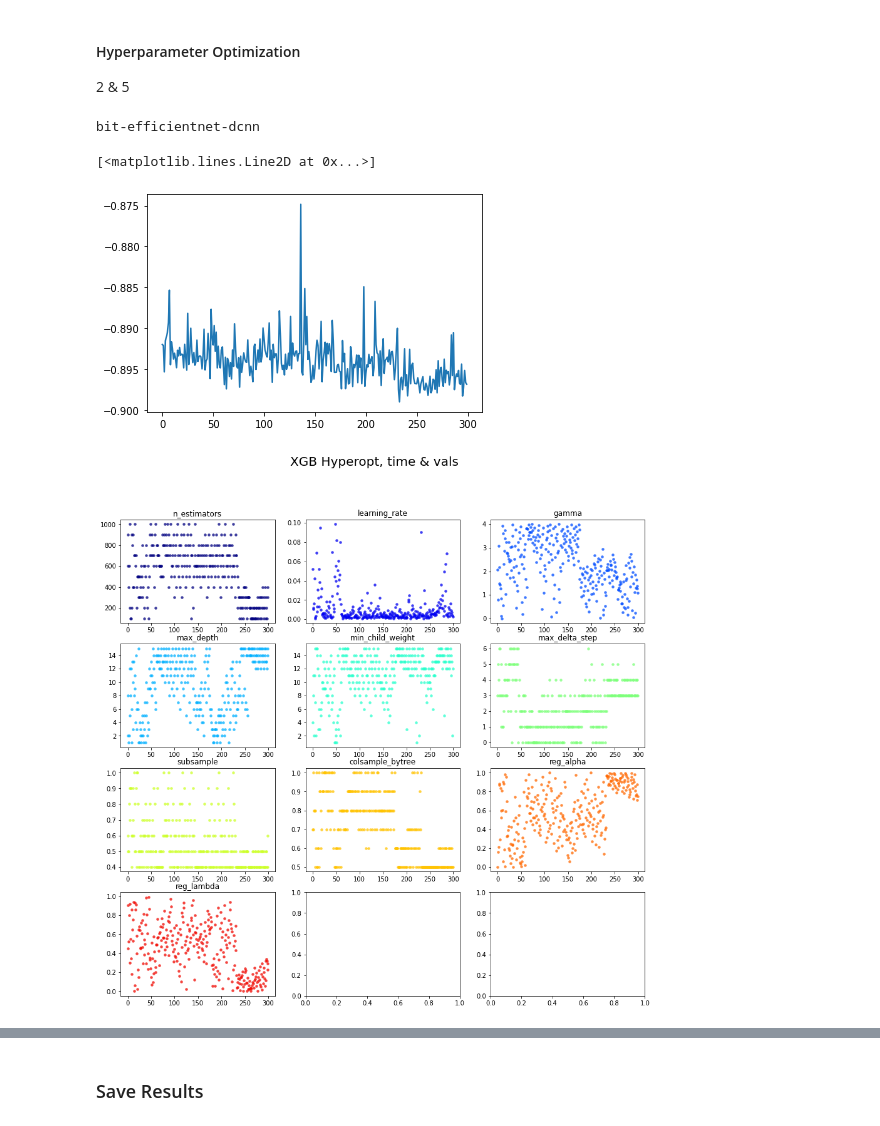
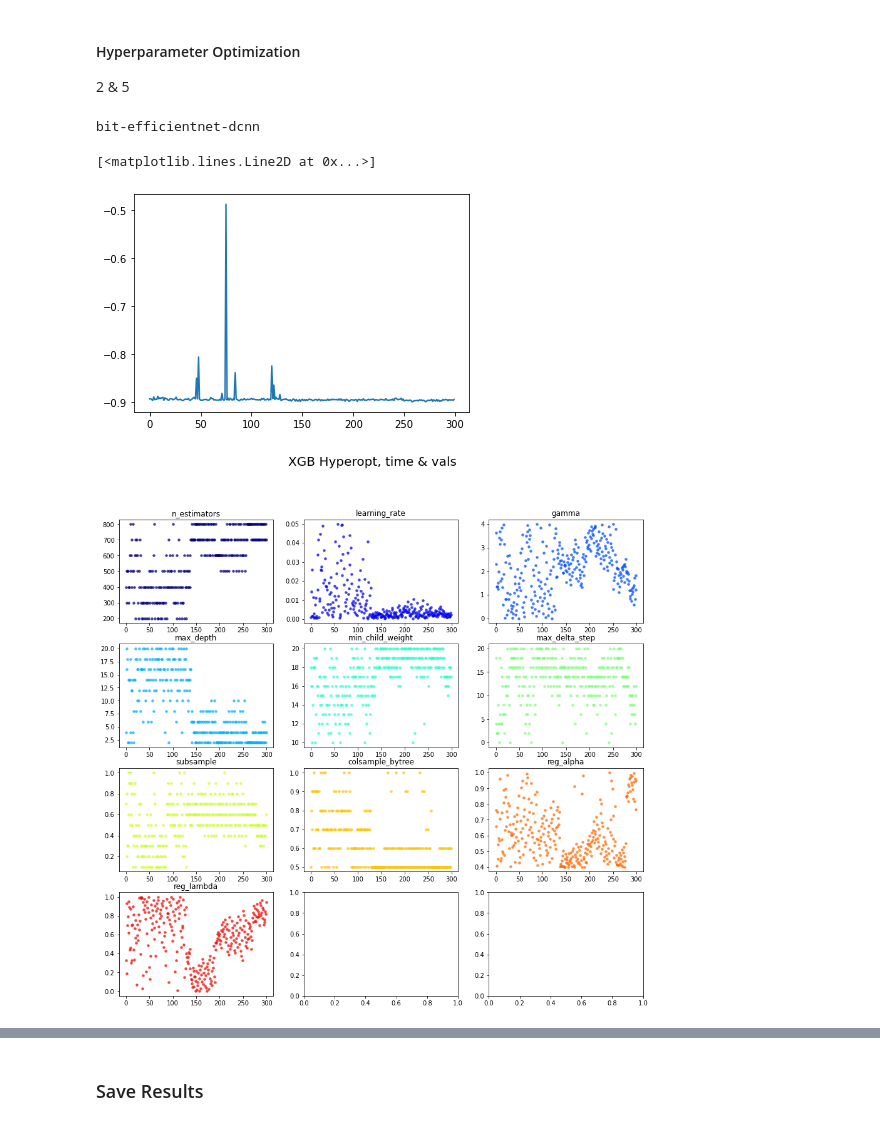
Before and after one commit to siang-chang/aidea-farmland-crops-autumn-personal, a Jupyter notebook: src/ensemble.ipynb, the cells around one changed output, grey strips where cells are left out. Drawn from its saved outputs; the diff is of its cells as text; code cells hidden in the pictures.

```diff
--- a/src/ensemble.ipynb
+++ b/src/ensemble.ipynb
@@ -249,15 +249,15 @@ xgb_para['clf_params'] = {
     'gpu_id':           0,
     'eval_metric':      'auc',
     'booster':          'gbtree',
-    'n_estimators':     scope.int(hp.quniform('n_estimators', 100, 1000, 100)),
-    'learning_rate':    hp.loguniform('learning_rate', np.log(0.001), np.log(0.1)),
+    'n_estimators':     scope.int(hp.quniform('n_estimators', 200, 800, 100)),
+    'learning_rate':    hp.loguniform('learning_rate', np.log(0.0005), np.log(0.05)),
     'gamma':            hp.uniform ('gamma', 0.0, 4.0), # min_split_loss
-    'max_depth':        scope.int(hp.quniform('max_depth', 1, 15, 1)),
-    'min_child_weight': hp.quniform('min_child_weight', 1, 15, 1),
-    'max_delta_step':   hp.quniform('max_delta_step', 0, 6, 1),
-    'subsample':        hp.quniform('subsample', 0.4, 1, 0.1),
+    'max_depth':        scope.int(hp.quniform('max_depth', 1, 20, 2)),
+    'min_child_weight': hp.quniform('min_child_weight', 10, 20, 1),
+    'max_delta_step':   hp.quniform('max_delta_step', 0, 20, 2),
+    'subsample':        hp.quniform('subsample', 0.1, 1, 0.1),
     'colsample_bytree': hp.quniform('colsample_bytree', 0.5, 1, 0.1),
-    'reg_alpha':        hp.uniform('reg_alpha', 0.0, 1.0),  # L1 regularization
+    'reg_alpha':        hp.uniform('reg_alpha', 0.4, 1.0),  # L1 regularization
     'reg_lambda':       hp.uniform('reg_lambda', 0.0, 1.0), # L2 regularization
 }
 xgb_para['fit_params'] = {}
@@ -275,36 +275,36 @@ print(model_set)
 
 # Build x, y for model
 x_valid, y_valid = build_x_y(valid, models, list_of_use_models)
 x_test, y_test = build_x_y(test, models, list_of_use_models)
 
 # Init
 obj = HPOpt(x_valid, x_test, y_valid, y_test)
 
 # Run optimization
 trials = Trials()
 opt = obj.process(fn_name='xgb_clf', space=xgb_para, trials=trials, algo=tpe.suggest, max_evals=iteration)
 
 # Show best params
 history = pd.DataFrame(opt['history'].results)
 best_params = history.loc[history['loss'].idxmin()]['params']['clf_params']
 
 # (cpu)opt x2 = 19:56
 # (gpu)opt x2 = 07:29, 1 = 4:30
 # (gpu)opt x10 = 50:10, 1 = 5:00
 
 # Save best params
 # save dict to json
-with open(F'{path}/models/{model_set}-hyperopt{iteration}.json', 'w') as f:
+with open(F'{path}/models/{model_set}-hyperopt{iteration}-2.json', 'w') as f:
     json.dump(best_params, f)
-history.to_csv(F'{path}/models/{model_set}-hyperopt{iteration}.csv')
+history.to_csv(F'{path}/models/{model_set}-hyperopt{iteration}-2.csv')
 
 # Drow loss
 plt.plot(history['loss'])
 #   1%|          | 3/500 [02:23<7:15:10, 52.54s/trial, best loss: -0.8926996607624745]
 # %% [output]
 bit-efficientnet-dcnn
 [<matplotlib.lines.Line2D at 0x...>]
-[figure, old version]
+[figure, new version]
 # %%
 parameters = list(xgb_para['clf_params'].keys())[6:]
 rows = (len(parameters)//3)+1
@@ -318,7 +318,7 @@ for i, val in enumerate(parameters):
     axes[i//cols,i%cols].scatter(xs, ys, s=20, linewidth=0.01, alpha=0.75, color=cmap(float(i)/len(parameters)))
     axes[i//cols,i%cols].set_title(val)
 # %% [output]
-[figure, old version]
+[figure, new version]
 # %%
 parameters = list(xgb_para['clf_params'].keys())[6:]
 rows = (len(parameters)//3)+1
```
Also changed, not shown: parts of 2 cells of this notebook.
